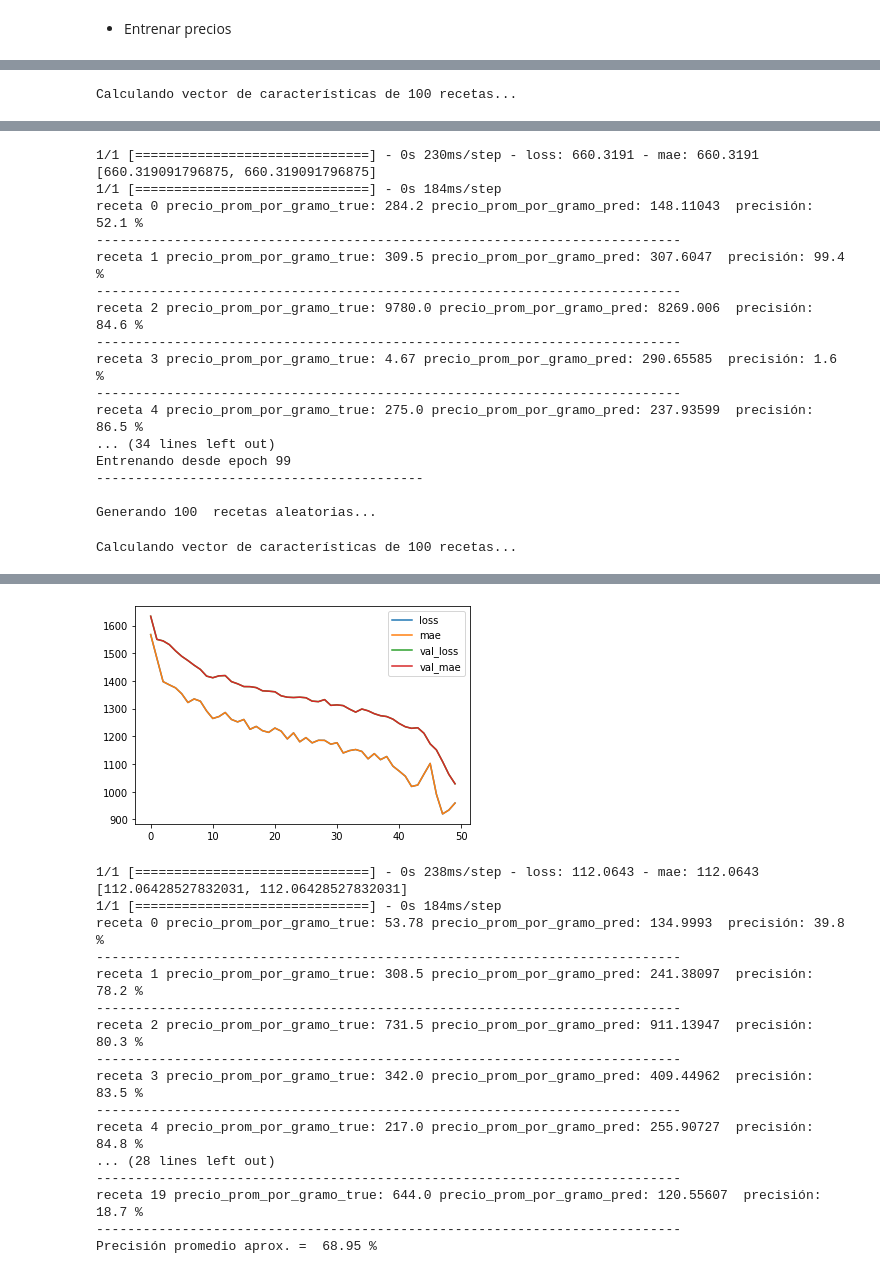
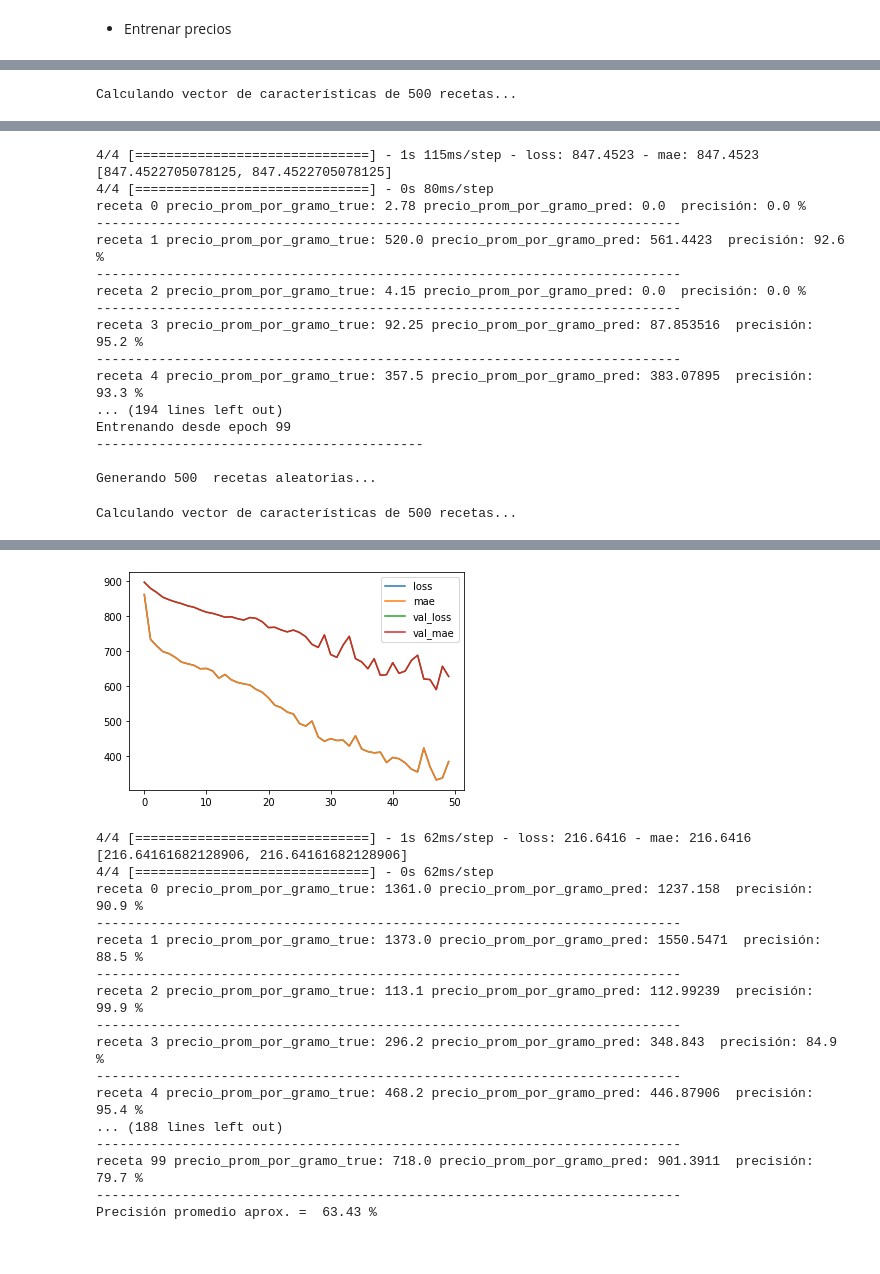
Before and after one commit to JorgeSauri/COMSINT, a Jupyter notebook: NB_Recomendador_COMSINT_LoopTraining_128.ipynb, the cells around one changed output, grey strips where cells are left out. Cells and saved outputs as stored; diff of their text form; code cells hidden in the pictures.

```diff
--- a/NB_Recomendador_COMSINT_LoopTraining_128.ipynb
+++ b/NB_Recomendador_COMSINT_LoopTraining_128.ipynb
@@ -51,15 +51,15 @@ array([['4 cucharadas de pollo  frito  cocido  solo carne  pollos de engorde o f
 # %% [markdown]
 * Entrenar información nutricional
 # %%
-recomendador128.NUM_RECETAS = 1000
+recomendador128.NUM_RECETAS = 100
 recomendador128.EMB_SIZE = 128
-ITER = 2
+ITER = 10
 INITIAL_EPOCH = 0
 EPOCHS = 50
 
 Rangos_kcal = [
-                (250, 1500),
-                (450, 2000)
+                (350, 1500),
+                (300, 1000)
               ]
 
 Histories = []
@@ -122,7 +192,7 @@ LOSS: 352.16168212890625  -- MAE: 352.16168212890625  -- VAL_LOSS: 269.518218994
 # %% [markdown]
 * Entrenar precios
 # %%
-recomendador128.NUM_RECETAS = 100
+recomendador128.NUM_RECETAS = 500
 recomendador128.EMB_SIZE = 128
 ITER = 2
 INITIAL_EPOCH = 50
@@ -154,4 +224,4 @@ Generando 100  recetas aleatorias...
-Calculando vector de características de 100 recetas...
+Calculando vector de características de 500 recetas...
 Model: "ModeloCNNNut_128"
 _________________________________________________________________
  Layer (type)                Output Shape              Param #
@@ -173,21 +243,21 @@ modelo guardado en: Modelos/Modelo_Precios_FV_DistilBERT_04_EMBED-128_CNN.h5
-1/1 [==============================] - 0s 230ms/step - loss: 660.3191 - mae: 660.3191
-[660.319091796875, 660.319091796875]
-1/1 [==============================] - 0s 184ms/step
-receta 0 precio_prom_por_gramo_true: 284.2 precio_prom_por_gramo_pred: 148.11043  precisión: 52.1 %
+4/4 [==============================] - 1s 115ms/step - loss: 847.4523 - mae: 847.4523
+[847.4522705078125, 847.4522705078125]
+4/4 [==============================] - 0s 80ms/step
+receta 0 precio_prom_por_gramo_true: 2.78 precio_prom_por_gramo_pred: 0.0  precisión: 0.0 %
 ---------------------------------------------------------------------------
-receta 1 precio_prom_por_gramo_true: 309.5 precio_prom_por_gramo_pred: 307.6047  precisión: 99.4 %
+receta 1 precio_prom_por_gramo_true: 520.0 precio_prom_por_gramo_pred: 561.4423  precisión: 92.6 %
 ---------------------------------------------------------------------------
-receta 2 precio_prom_por_gramo_true: 9780.0 precio_prom_por_gramo_pred: 8269.006  precisión: 84.6 %
+receta 2 precio_prom_por_gramo_true: 4.15 precio_prom_por_gramo_pred: 0.0  precisión: 0.0 %
 ---------------------------------------------------------------------------
-receta 3 precio_prom_por_gramo_true: 4.67 precio_prom_por_gramo_pred: 290.65585  precisión: 1.6 %
+receta 3 precio_prom_por_gramo_true: 92.25 precio_prom_por_gramo_pred: 87.853516  precisión: 95.2 %
 ---------------------------------------------------------------------------
-receta 4 precio_prom_por_gramo_true: 275.0 precio_prom_por_gramo_pred: 237.93599  precisión: 86.5 %
-... (34 lines left out)
+receta 4 precio_prom_por_gramo_true: 357.5 precio_prom_por_gramo_pred: 383.07895  precisión: 93.3 %
+... (194 lines left out)
 Entrenando desde epoch 99
 ------------------------------------------
 
-Generando 100  recetas aleatorias...
+Generando 500  recetas aleatorias...
-Calculando vector de características de 100 recetas...
+Calculando vector de características de 500 recetas...
 Model: "ModeloCNNNut_128"
 _________________________________________________________________
  Layer (type)                Output Shape              Param #
@@ -207,22 +277,22 @@ Epoch 149/149
 modelo guardado en: Modelos/Modelo_Precios_FV_DistilBERT_04_EMBED-128_CNN.h5
-[figure, old version]
+[figure, new version]
-1/1 [==============================] - 0s 238ms/step - loss: 112.0643 - mae: 112.0643
-[112.06428527832031, 112.06428527832031]
-1/1 [==============================] - 0s 184ms/step
-receta 0 precio_prom_por_gramo_true: 53.78 precio_prom_por_gramo_pred: 134.9993  precisión: 39.8 %
+4/4 [==============================] - 1s 62ms/step - loss: 216.6416 - mae: 216.6416
+[216.64161682128906, 216.64161682128906]
+4/4 [==============================] - 0s 62ms/step
+receta 0 precio_prom_por_gramo_true: 1361.0 precio_prom_por_gramo_pred: 1237.158  precisión: 90.9 %
 ---------------------------------------------------------------------------
-receta 1 precio_prom_por_gramo_true: 308.5 precio_prom_por_gramo_pred: 241.38097  precisión: 78.2 %
+receta 1 precio_prom_por_gramo_true: 1373.0 precio_prom_por_gramo_pred: 1550.5471  precisión: 88.5 %
 ---------------------------------------------------------------------------
-receta 2 precio_prom_por_gramo_true: 731.5 precio_prom_por_gramo_pred: 911.13947  precisión: 80.3 %
+receta 2 precio_prom_por_gramo_true: 113.1 precio_prom_por_gramo_pred: 112.99239  precisión: 99.9 %
 ---------------------------------------------------------------------------
-receta 3 precio_prom_por_gramo_true: 342.0 precio_prom_por_gramo_pred: 409.44962  precisión: 83.5 %
+receta 3 precio_prom_por_gramo_true: 296.2 precio_prom_por_gramo_pred: 348.843  precisión: 84.9 %
 ---------------------------------------------------------------------------
-receta 4 precio_prom_por_gramo_true: 217.0 precio_prom_por_gramo_pred: 255.90727  precisión: 84.8 %
-... (28 lines left out)
+receta 4 precio_prom_por_gramo_true: 468.2 precio_prom_por_gramo_pred: 446.87906  precisión: 95.4 %
+... (188 lines left out)
 ---------------------------------------------------------------------------
-receta 19 precio_prom_por_gramo_true: 644.0 precio_prom_por_gramo_pred: 120.55607  precisión: 18.7 %
+receta 99 precio_prom_por_gramo_true: 718.0 precio_prom_por_gramo_pred: 901.3911  precisión: 79.7 %
 ---------------------------------------------------------------------------
-Precisión promedio aprox. =  68.95 %
+Precisión promedio aprox. =  63.43 %
 # %%
 for i in range(len(Histories_precios)):
     history = Histories_precios[i]
```
Also changed, not shown: parts of 5 cells of this notebook, 2 other files.
